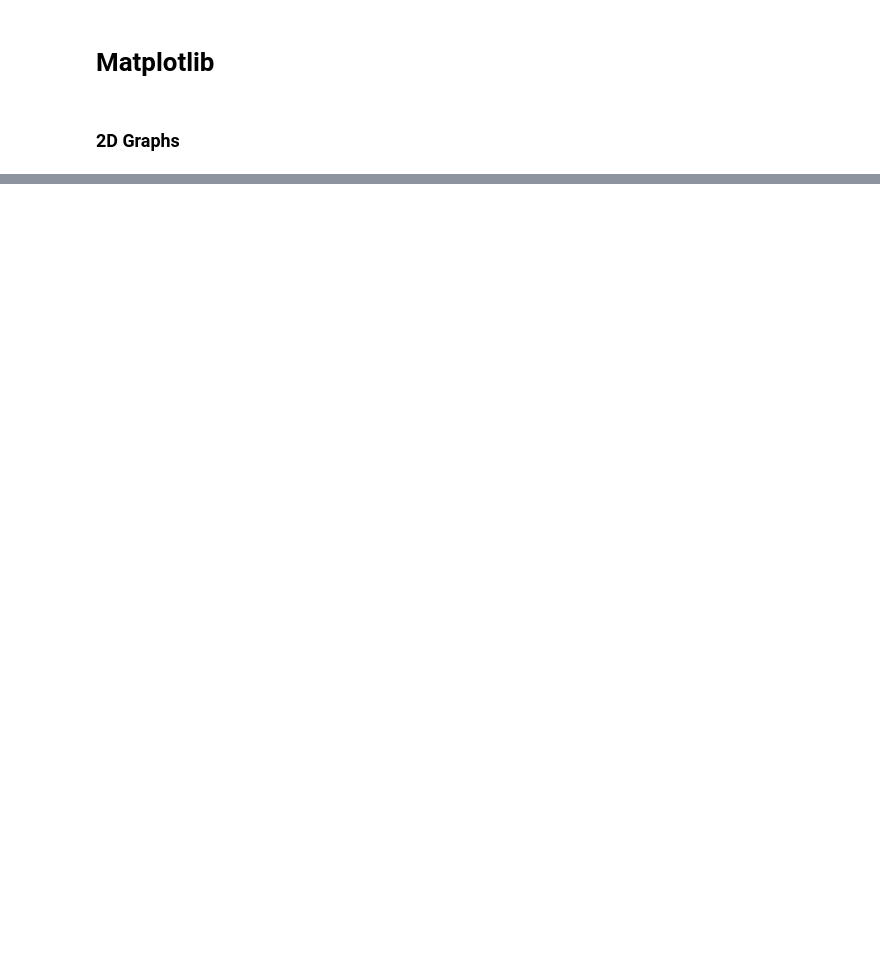
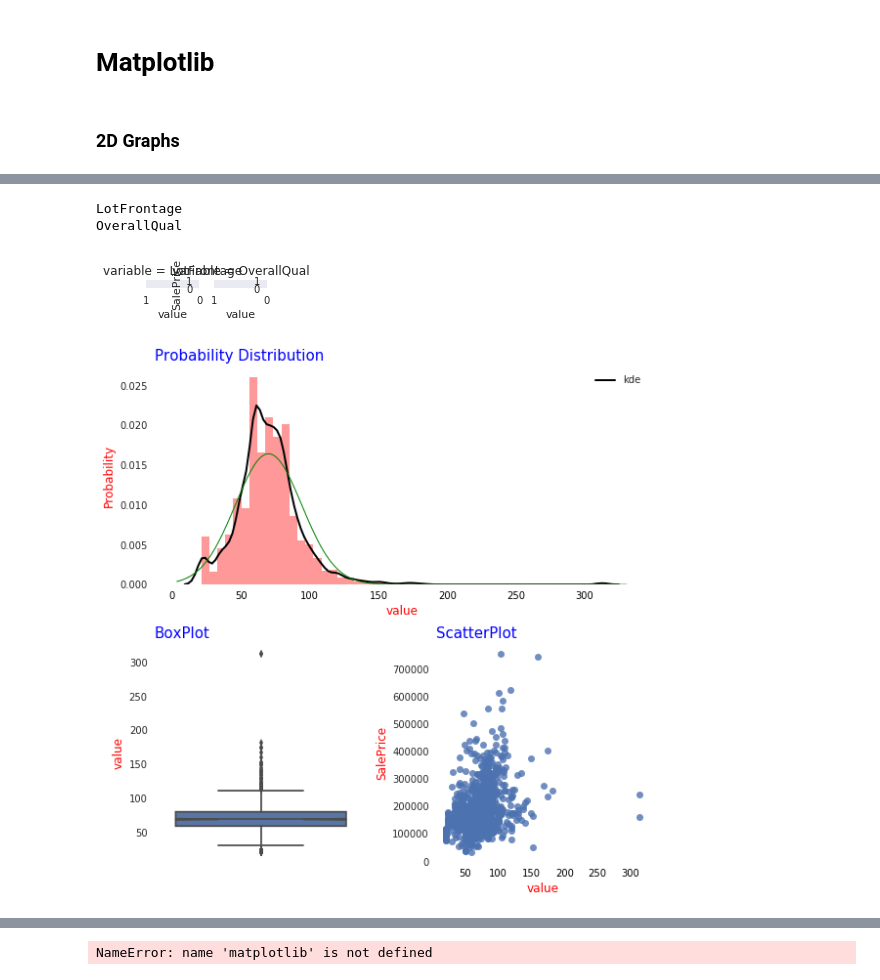
Before and after one commit to amitkvikram/python, a Jupyter notebook: Matplotlip Simplified.ipynb, the cells around one changed output, grey strips where cells are left out. Saved outputs shown, nothing was run; the diff lists cells and outputs as text; code cells hidden in the pictures; blank space fills up the shorter version.

```diff
--- a/Matplotlip Simplified.ipynb
+++ b/Matplotlip Simplified.ipynb
@@ -68,0 +188,4 @@ plt.show()
+# %%
+train1 = pd.read_csv('train1.csv')
+train1.drop(['Id'], axis = 1, inplace = True)
+train1.head()
@@ -68,0 +227,45 @@ plt.show()
+# %%
+sns.set()
+# %%
+sns.set(style = 'dark')
+def plot_func(a, b, c,**kwargs):
+#     ax1 = plt.gca()
+#     plt.xticks(color='r', fontsize = 14)
+#     sns.regplot(a, b, fit_reg = False, ax = ax1)
+#     ax1.set_xlabel("Value")
+#     ax1.set_ylabel("j")
+#     ax1.grid(True, which = "major")
+#     plt.tight_layout()
+#LotFrontage
+    sns.set(rc={"font.size":8,"axes.titlesize":15,"axes.labelsize":12,"axes.labelcolor":'r',
+     'axes.facecolor': '1','figure.facecolor':'1', "xtick.color":'0',"figure.figsize":(4,4),
+               'axes.edgecolor':'b','axes.grid':False})
+#     train1['LotFrontage'].fillna(0.0, inplace = True)
+    fig = plt.figure(figsize = (8,8))
+    print(c.values[0])
+#     fig.suptitle(c.values[0], fontsize = 20)
+    #####################################################################################
+    ax1 = fig.add_subplot(2,1,1,ylabel = "Probability")
+    ax1.set_title(label = "Probability Distribution", loc = 'left',color = 'b')
+    sns.distplot(a, color = 'r',fit = st.norm,ax = ax1,
+                 kde_kws={'color':'k','label':'kde','lw':2},fit_kws = {'color':'g','lw':1})
+
+    ######################################################################################
+    ax2 = fig.add_subplot(2,2,3,)
+    sns.boxplot(a,ax = ax2, orient = 'v',notch = True)
+    ax2.set_title(label = "BoxPlot", loc = 'left', color = 'b')
+    ######################################################################################
+    ax3 = fig.add_subplot(2,2,4)
+    sns.regplot(x = a, y = b, fit_reg = False, ax = ax3, )
+    ax3.set_title(label = "ScatterPlot", loc = 'left', color ='b')
+    plt.tight_layout()
+
+f = pd.melt(train1, id_vars=["SalePrice"], value_vars=['LotFrontage','OverallQual'])
+# display(f)
+g = sns.FacetGrid(f, col="variable",  col_wrap=2, sharex=False, sharey=False,size=1 )
+g = g.map(plot_func, "value", "SalePrice","variable")
+# %% [output]
+LotFrontage
+OverallQual
+[figure, added]
+[figure, added]
@@ -68,0 +273,7 @@ plt.show()
+# %%
+# import matplotlib
+matplotlib.rcParams.keys()
+# plt.*?
+# ax.*?
+# %% [output]
+NameError: name 'matplotlib' is not defined
```
Also changed, not shown: parts of 27 cells of this notebook, 14 other files.
